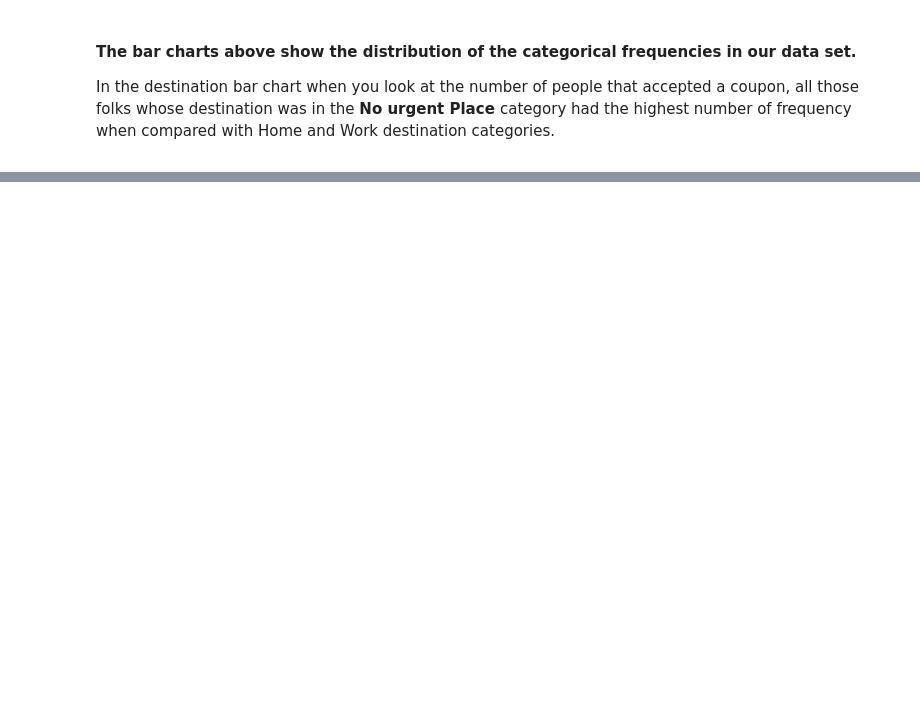
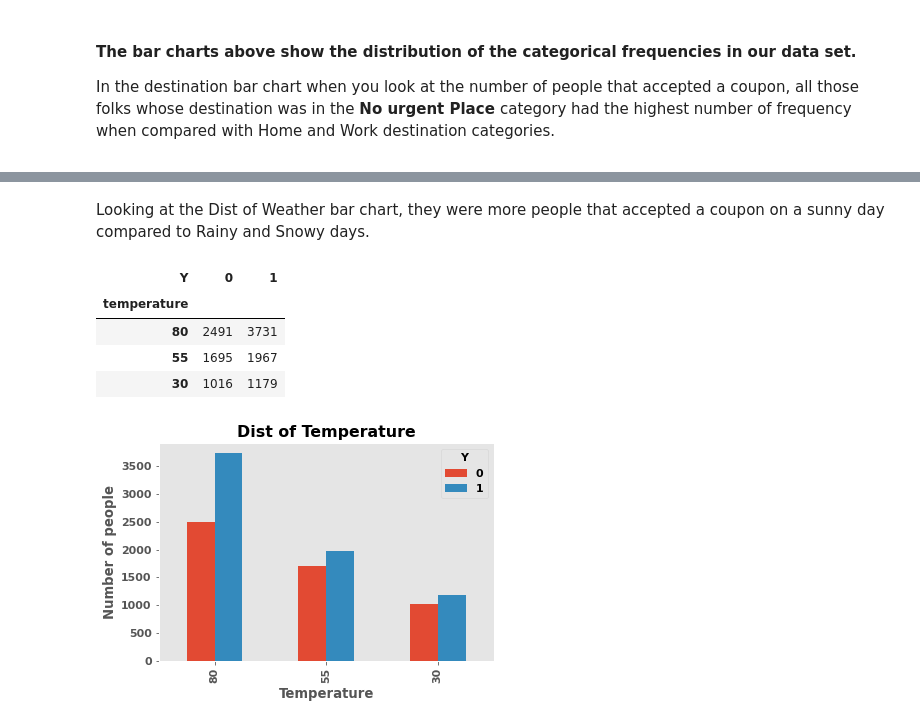
Before and after one commit to Ron256/GroupProjectMachLearning, a Jupyter notebook: GroupProject-in-vehicle-copoun-Recommendation.ipynb, the cells around one changed output, grey strips where cells are left out. Cells and saved outputs as stored; diff of their text form; code cells hidden in the pictures; blank space fills up the shorter version.

```diff
--- a/GroupProject-in-vehicle-copoun-Recommendation.ipynb
+++ b/GroupProject-in-vehicle-copoun-Recommendation.ipynb
@@ -390,0 +402,15 @@ df_ver2.shape
+# %% [markdown]
+<p>Looking at the Dist of Weather bar chart, they were more people that accepted a coupon on a sunny day compared to Rainy and Snowy days.</p>
+# %%
+plt.rcParams.update({'font.size': 11}) # set the font size, this must be set at the top
+df_temperature = pd.crosstab(df_ver2.temperature, df_ver2.Y)
+df_temperatureSorted = df_temperature.sort_values(1, ascending = False)
+df_temperatureSorted.plot(kind = 'bar', xlabel = 'Temperature', ylabel = 'Number of people', grid = False, title = 'Dist of Temperature');
+df_temperatureSorted
+# %% [output]
+| Y | 0 | 1 |
+| temperature |  |  |
+| 80 | 2491 | 3731 |
+| 55 | 1695 | 1967 |
+| 30 | 1016 | 1179 |
+[figure, added]
```
Also changed, not shown: parts of 43 cells of this notebook.
